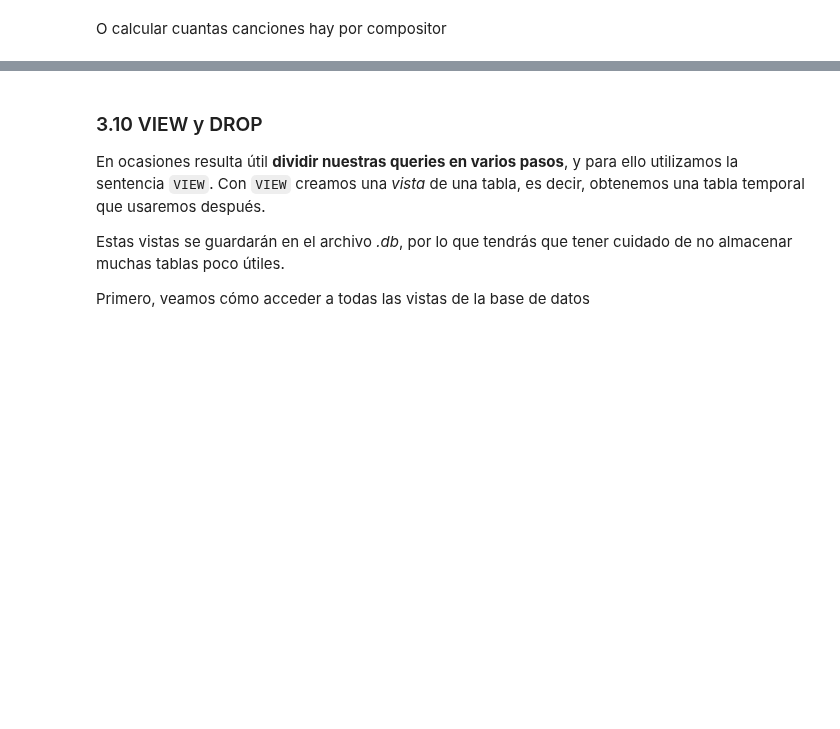
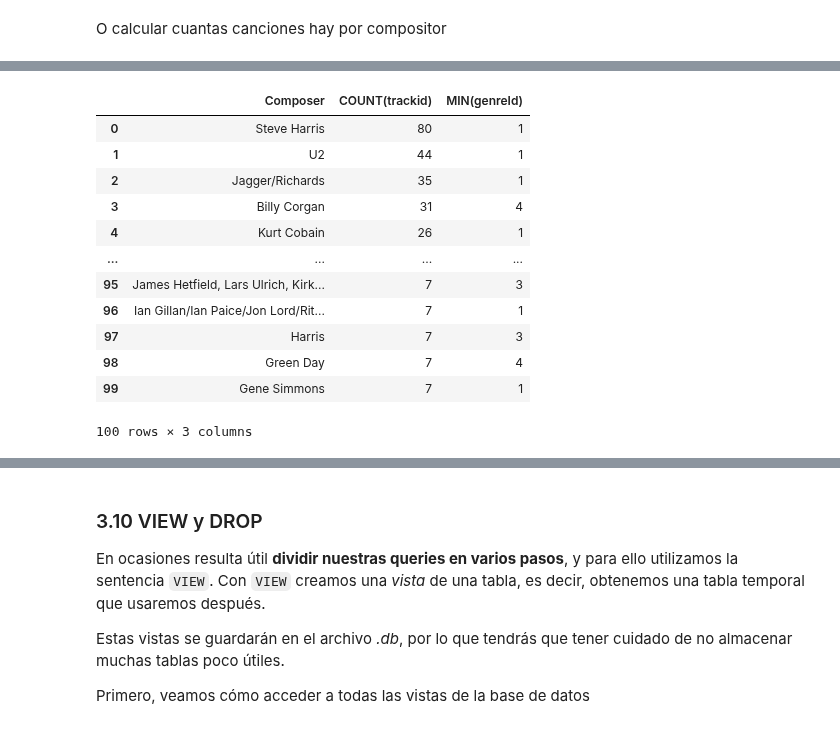
Before and after one commit to nichoces/dsft-jun23, a Jupyter notebook: 2_Data_analysis/13-SQL/SQL_Python -aula.ipynb, the cells around one changed output, grey strips where cells are left out. Saved outputs shown, nothing was run; the diff lists cells and outputs as text; code cells hidden in the pictures; blank space fills up the shorter version.

```diff
--- a/2_Data_analysis/13-SQL/SQL_Python -aula.ipynb
+++ b/2_Data_analysis/13-SQL/SQL_Python -aula.ipynb
@@ -287,3 +373,27 @@ O calcular cuantas canciones hay por compositor
+# %%
+query ='''
+SELECT composer, COUNT(trackid), MIN(genreId)
+FROM tracks
+WHERE Composer IS NOT NULL
+GROUP BY composer
+ORDER BY 2 DESC
+LIMIT 100
+'''
+sql_query(query)
+# %% [output]
+|  | Composer | COUNT(trackid) | MIN(genreId) |
+| 0 | Steve Harris | 80 | 1 |
+| 1 | U2 | 44 | 1 |
+| 2 | Jagger/Richards | 35 | 1 |
+| 3 | Billy Corgan | 31 | 4 |
+| 4 | Kurt Cobain | 26 | 1 |
+| ... | ... | ... | ... |
+| 95 | James Hetfield, Lars Ulrich, Kirk... | 7 | 3 |
+| 96 | Ian Gillan/Ian Paice/Jon Lord/Rit... | 7 | 1 |
+| 97 | Harris | 7 | 3 |
+| 98 | Green Day | 7 | 4 |
+| 99 | Gene Simmons | 7 | 1 |
+100 rows × 3 columns
 # %% [markdown]
 ### 3.9 JOIN
 Hasta ahora hemos hecho queries sobre una única tabla, pero **¿y si queremos juntar datos de varias tablas?** Para eso están los `JOIN`s. Para ello **necesitas tener uno o varios campos comunes entre ambas tablas, que denominan CLAVES**.
```
Also changed, not shown: parts of 64 cells of this notebook, 12 other files.
